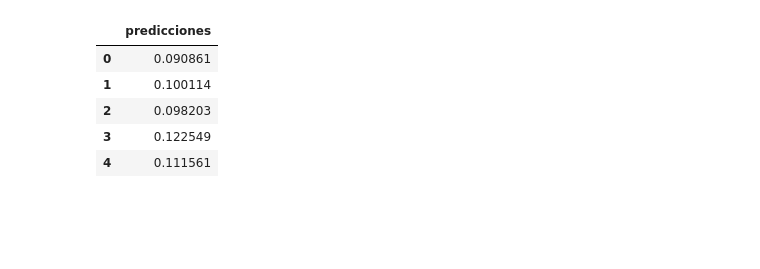
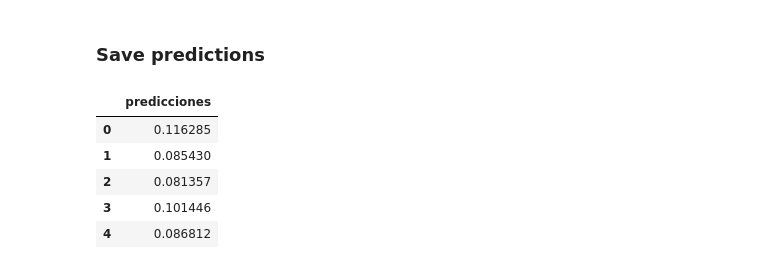
Before and after one commit to Escannor/Baubap-Hackathon, a Jupyter notebook: notebooks/test.ipynb, the cells around one changed output. Cells and saved outputs as stored; diff of their text form; code cells hidden in the pictures; blank space fills up the shorter version.

```diff
--- a/notebooks/test.ipynb
+++ b/notebooks/test.ipynb
@@ -8,8 +14,17 @@ loaded_model = joblib.load('../models/stack_model.joblib')
+# %%
+# Load model
+loaded_model = joblib.load('../models/stack_model.joblib')
+
+# Load feature list
+feature_list = joblib.load('../models/list_of_features.joblib')
+
+# Load scaler
+scaler = joblib.load('../models/scaler.joblib')
+
+# Load pca
+pca = joblib.load('../models/pca.joblib')
 # %%
-# Cargar columnas significantes
-feature_list = joblib.load('../models/list_of_features.joblib')
-
-df = pd.read_csv('../data/data_validation3.csv')
+df = pd.read_csv(dataset_path)
 
 # Work with non-numeric features
 X_objects_features = df.select_dtypes(include=['object'])
@@ -19,17 +34,21 @@ X_encoded = pd.get_dummies(X_objects_features)
 df = pd.concat([df.select_dtypes(exclude='object'), X_encoded], axis=1)
 
 # Create missing features
-for missing_feature in list(set(feature_list) - set(df.columns)):
-    df[missing_feature] = 0
+missing_columns = list(set(feature_list) - set(df.columns))
+zeros_array = np.zeros((df.shape[0], len(missing_columns)))
+df_missing = pd.DataFrame(zeros_array, columns=missing_columns)
+df =pd.concat([df,  df_missing], axis=1)
 
-df = df[feature_list]
+df = df[feature_list] # Only use feature_columns already worked
 # %%
 # Crear un objeto SimpleImputer
 imputer = SimpleImputer(strategy='mean')  # Puedes cambiar 'mean' por 'median', 'most_frequent', o cualquier valor constante
 
 # Aplicar la imputación a todas las columnas
 df = pd.DataFrame(imputer.fit_transform(df), columns=df.columns)
+
+# Scaler
+df = scaler.transform(df)
+
+# PCA
+X = pca.transform(df)
-# %%
-df.shape
-
-X = df.values
@@ -62,11 +83,13 @@ len 100
+# %% [markdown]
+### Save predictions
 # %%
 df_results = pd.DataFrame(results[:,1], columns=['predicciones'])
 display(df_results.head())
-df_results.to_parquet(f'../results/checkpoint{"3"}_{"jojos"}.parquet')
+df_results.to_parquet(f'../results/checkpoint{checkpoint}_{team}.parquet')
 # %% [output]
 |  | predicciones |
-| 0 | 0.090861 |
-| 1 | 0.100114 |
-| 2 | 0.098203 |
-| 3 | 0.122549 |
-| 4 | 0.111561 |
+| 0 | 0.116285 |
+| 1 | 0.085430 |
+| 2 | 0.081357 |
+| 3 | 0.101446 |
+| 4 | 0.086812 |
```
Also changed, not shown: parts of 7 cells of this notebook, 2 other files.
